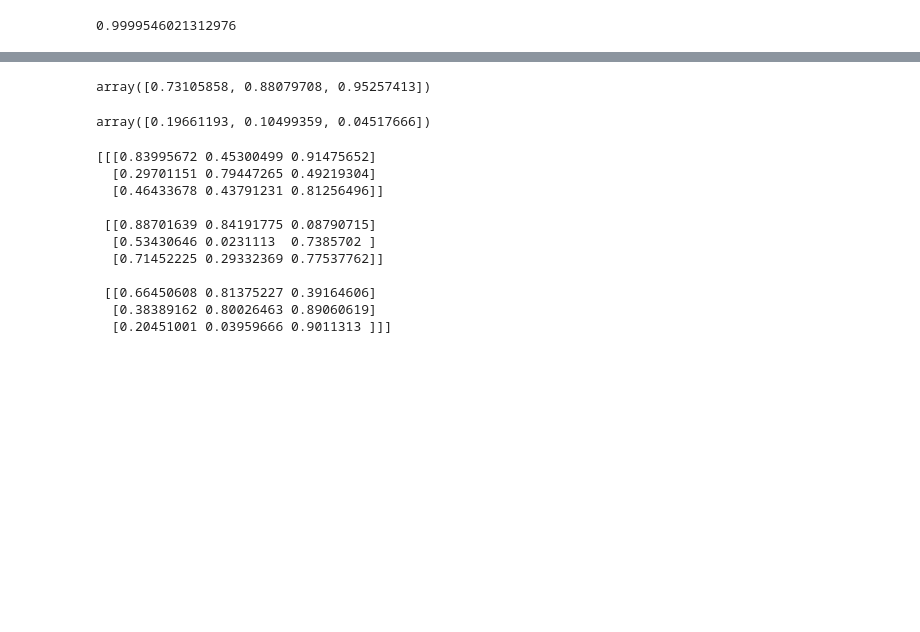
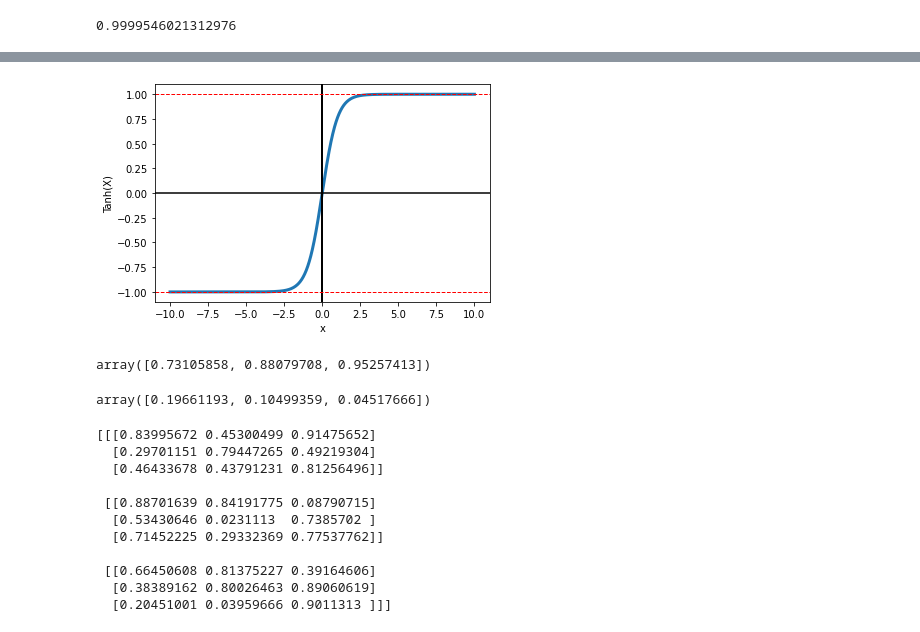
Before and after one commit to souvik0306/Neural-Networks-and-Deep-Learning-Coursera, a Jupyter notebook: Week 2/basics_with_numpy.ipynb, the cells around one changed output, grey strips where cells are left out. Drawn from its saved outputs; the diff is of its cells as text; code cells hidden in the pictures; blank space fills up the shorter version.

Commit message:
tanh

```diff
--- a/Week 2/basics_with_numpy.ipynb
+++ b/Week 2/basics_with_numpy.ipynb
@@ -28,3 +28,24 @@ plt.show()
+# %%
+# Import matplotlib, numpy and math
+import matplotlib.pyplot as plt
+import numpy as np
+import math
+
+x = np.linspace(-10, 10, 1000)
+z = ((np.exp((2*x)) - 1) / ((np.exp(2*x)) + 1))
+
+plt.plot(x, z,linewidth=3)
+plt.xlabel("x")
+plt.ylabel("Tanh(X)")
+
+plt.axvline(x=0, c="black",linewidth=2)
+plt.axhline(y=1, c="red",linewidth=1,linestyle = 'dashed')
+plt.axhline(y=-1, c="red",linewidth=1,linestyle = 'dashed')
+plt.axhline(y=0, c="black")
+
+plt.show()
+# %% [output]
+[figure, added]
 # %%
 def sigmoid_numpy(z):
     sgm = 1/(1+np.exp(-z))
```
Also changed, not shown: parts of 1 cell of this notebook, 2 other files.
